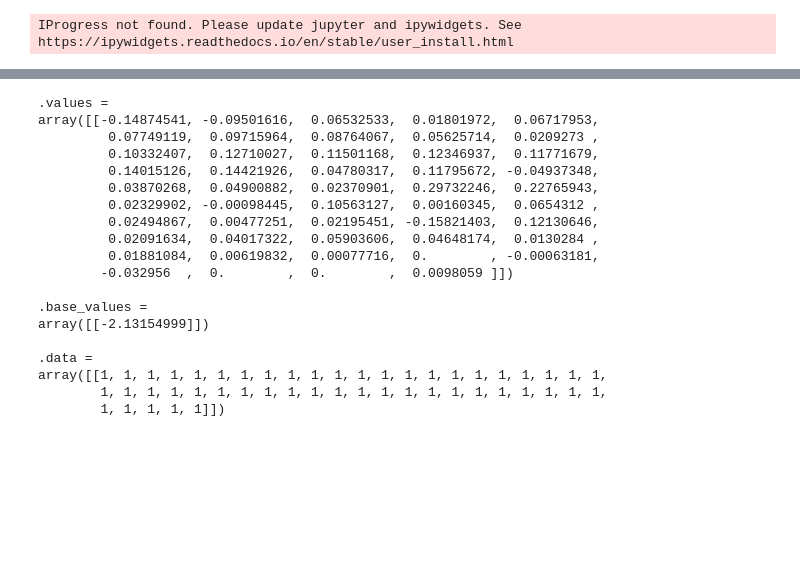
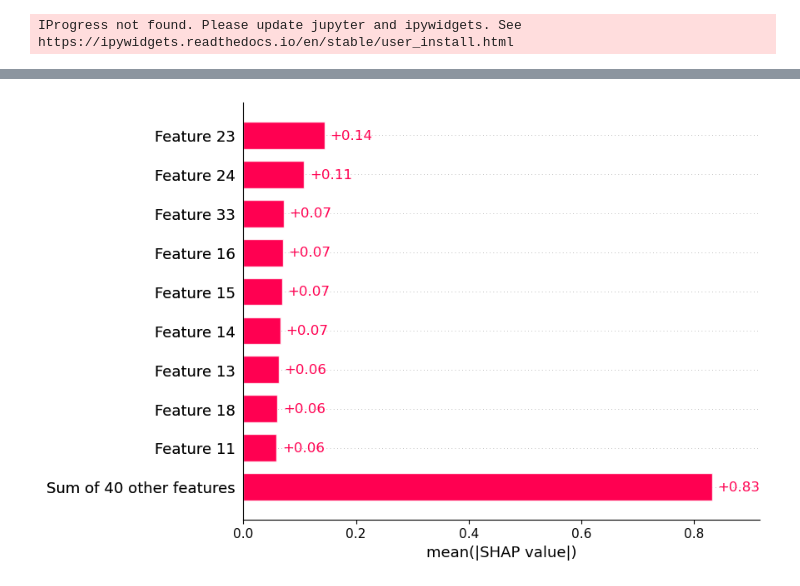
Before and after one commit to oscarwumit/chemprop, a Jupyter notebook: developing/shap_v1/data/test_shap.ipynb, the cells around one changed output, grey strips where cells are left out. Drawn from its saved outputs; the diff is of its cells as text; code cells hidden in the pictures; blank space fills up the shorter version.

```diff
--- a/developing/shap_v1/data/test_shap.ipynb
+++ b/developing/shap_v1/data/test_shap.ipynb
@@ -113,9 +113,10 @@ class MoleculeModelWrapper:
                                 chemprop_atom_keep_features=self.chemprop_atom_keep_features,
                                 chemprop_bond_keep_features=self.chemprop_bond_keep_features)
 
-            xform = self.target_scaler.inverse_transform(output.item()).item()
-            xform = np.array(xform, ndmin=2)
-            result.append(xform)
+            # xform = self.target_scaler.inverse_transform(output.item()).item()
+            # xform = np.array(xform, ndmin=2)
+            # result.append(xform)
+            result.append(output.item())
 
         return np.array(result).reshape(len(feature_choices), -1)
 # %% [output]
@@ -167,22 +194,4 @@ explanation = explainer(feature_choice, max_evals=1000)
-# %%
-explanation
-# %% [output]
-.values =
-array([[-0.14874541, -0.09501616,  0.06532533,  0.01801972,  0.06717953,
-         0.07749119,  0.09715964,  0.08764067,  0.05625714,  0.0209273 ,
-         0.10332407,  0.12710027,  0.11501168,  0.12346937,  0.11771679,
-         0.14015126,  0.14421926,  0.04780317,  0.11795672, -0.04937348,
-         0.03870268,  0.04900882,  0.02370901,  0.29732246,  0.22765943,
-         0.02329902, -0.00098445,  0.10563127,  0.00160345,  0.0654312 ,
-         0.02494867,  0.00477251,  0.02195451, -0.15821403,  0.12130646,
-         0.02091634,  0.04017322,  0.05903606,  0.04648174,  0.0130284 ,
-         0.01881084,  0.00619832,  0.00077716,  0.        , -0.00063181,
-        -0.032956  ,  0.        ,  0.        ,  0.0098059 ]])
-
-.base_values =
-array([[-2.13154999]])
-
-.data =
-array([[1, 1, 1, 1, 1, 1, 1, 1, 1, 1, 1, 1, 1, 1, 1, 1, 1, 1, 1, 1, 1, 1,
-        1, 1, 1, 1, 1, 1, 1, 1, 1, 1, 1, 1, 1, 1, 1, 1, 1, 1, 1, 1, 1, 1,
-        1, 1, 1, 1, 1]])
+# %%
+shap.plots.bar(explanation, max_display=10)
+# %% [output]
+[figure, added]
```
Also changed, not shown: parts of 18 cells of this notebook, 5 other files.
